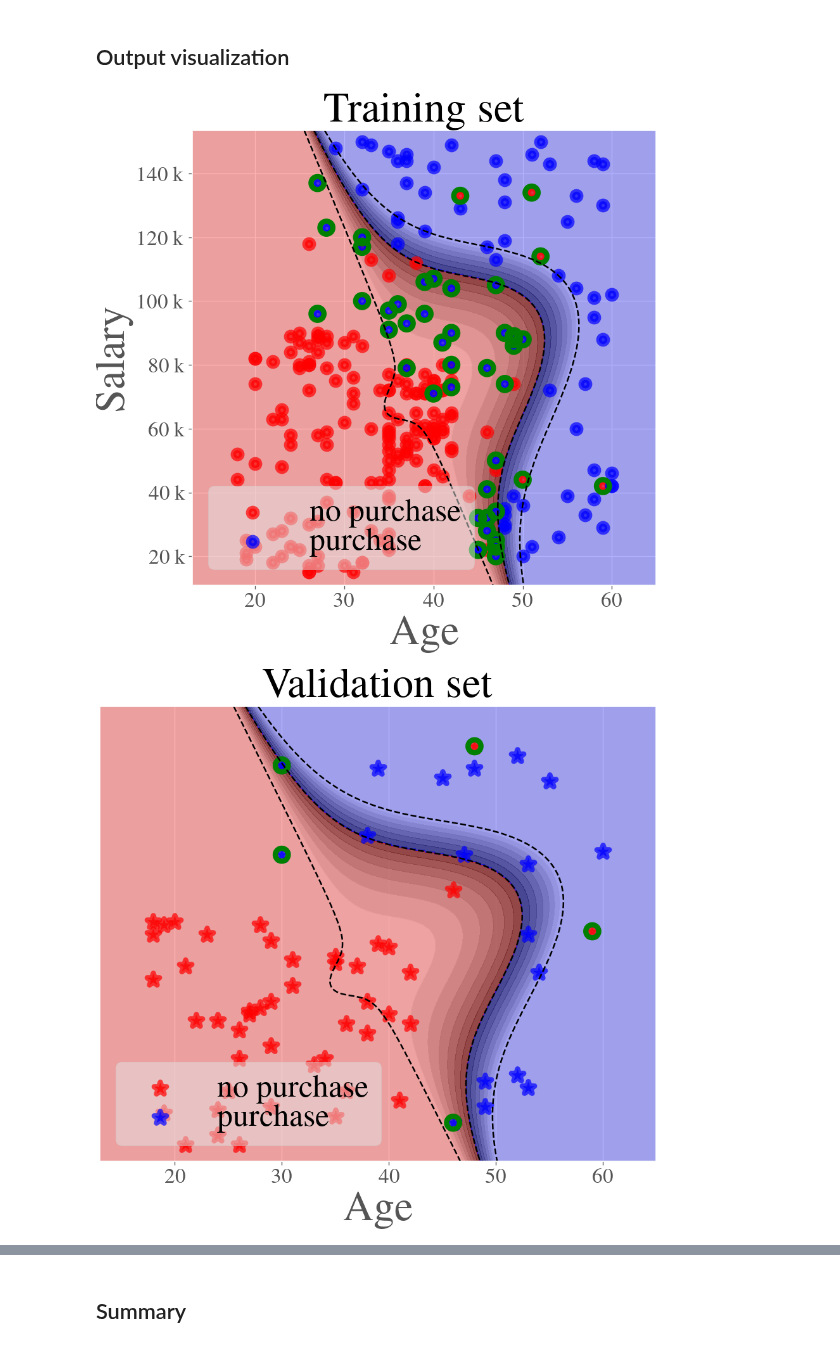
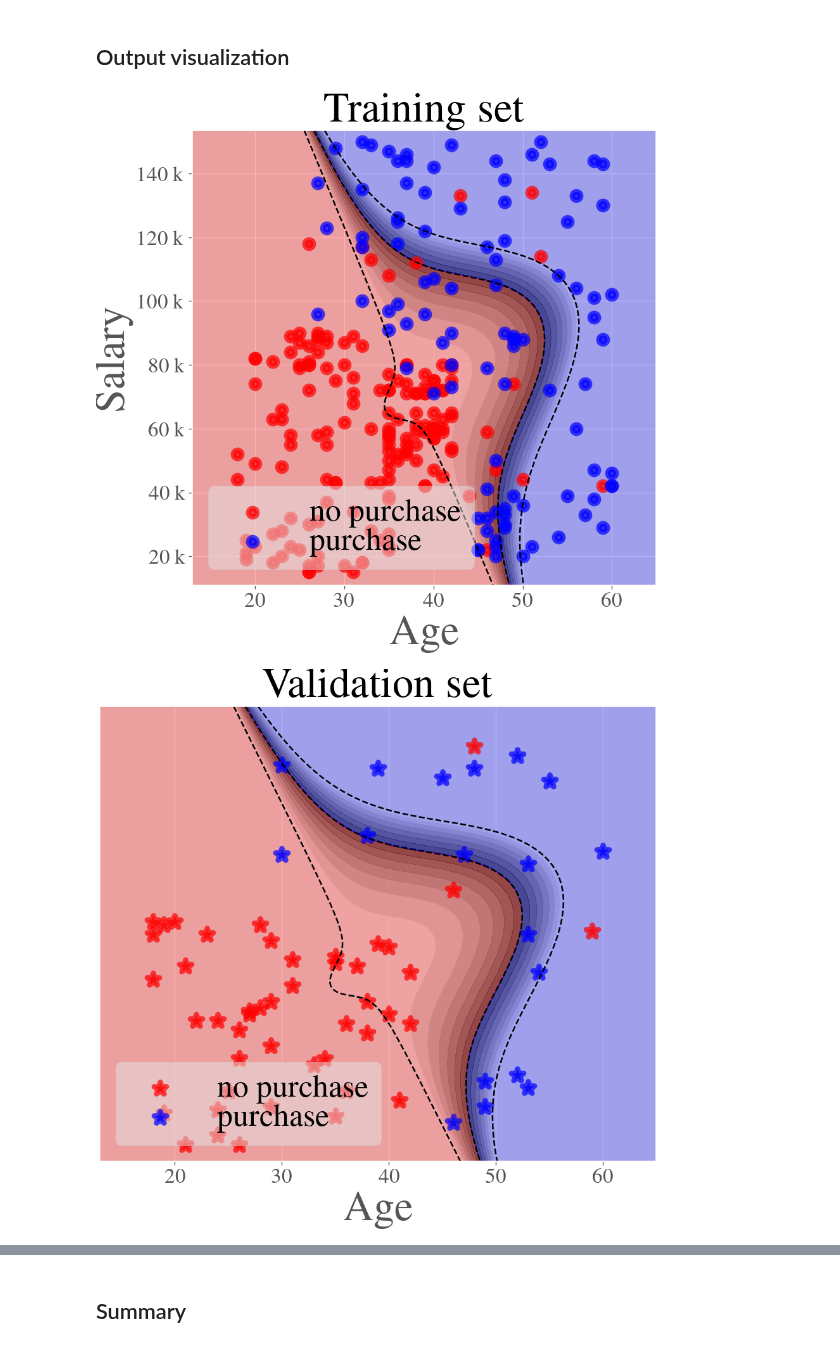
Before and after one commit to cesar-claros/synergistic, a Jupyter notebook: socialadsnet_AAAI.ipynb, the cells around one changed output, grey strips where cells are left out. Saved outputs shown, nothing was run; the diff lists cells and outputs as text; code cells hidden in the pictures.

```diff
--- a/socialadsnet_AAAI.ipynb
+++ b/socialadsnet_AAAI.ipynb
@@ -160,7 +160,7 @@ def baselineCriteria(y_val, y_val_pred_soft, y_val_pred_th, y_test, y_test_pred_
       Sp0        = [spearmanr(f_test[i,:],trust_test)[0] for i in range(f_test.shape[0])]
       score_table['jaccard']  = J0
       score_table['spearman'] = Sp0
-      return crit_table,score_table
+      return crit_table,score_table,crit_test
 # %% [markdown]
 ## Signailing function & baselines
 # %%
@@ -222,14 +222,10 @@ for sample, test in kf.split(Data_X, Data_y):
         X_val_GP   = scaleX_GP.transform(X_val_GP)
         X_test_GP  = scaleX_GP.transform(X_test_GP)
 
-    else:
-        X_train_GP = X_train
-        X_val_GP   = X_val
-        X_test_GP  = X_test
-        scaleX_GP  = preprocessing.StandardScaler().fit(X_train_GP)
-        X_train_GP = scaleX_GP.transform(X_train_GP)
-        X_val_GP   = scaleX_GP.transform(X_val_GP)
-        X_test_GP  = scaleX_GP.transform(X_test_GP)
+    scaleX_GP  = preprocessing.StandardScaler().fit(X_train)
+    X_train_GP = scaleX_GP.transform(X_train)
+    X_val_GP   = scaleX_GP.transform(X_val)
+    X_test_GP  = scaleX_GP.transform(X_test)
 
     # Signailing function. Call
     table, exp = signalingFunction(X_train_GP, y_train, y_train_pred_th, X_val_GP, y_val, y_val_pred_th, X_test_GP, y_test, y_test_pred_th)
@@ -243,7 +239,7 @@ for sample, test in kf.split(Data_X, Data_y):
     trust_test = trust_model.get_score(X_test_GP, y_test_pred_th)
 
     # Baseline for comparison
-    crit_table,score_table = baselineCriteria(y_val, y_val_pred_soft, y_val_pred_th, y_test, y_test_pred_soft, y_test_pred_th, table, exp, clf, trust_val, trust_test)
+    crit_table,score_table,crit_test = baselineCriteria(y_val, y_val_pred_soft, y_val_pred_th, y_test, y_test_pred_soft, y_test_pred_th, table, exp, clf, trust_val, trust_test)
     report_criteria.append(pd.concat([pd.DataFrame({'fold':[fold]*crit_table.shape[0]}),crit_table],axis=1))
     trust_criteria.append(pd.concat([pd.DataFrame({'fold':[fold]*score_table.shape[0]}),score_table],axis=1))
 
@@ -261,6 +257,7 @@ for sample, test in kf.split(Data_X, Data_y):
         exp_surface_plot     = exp
         table_surface_plot   = table
         trust_surface_plot   = trust_test
+        crit_surface_plot    = crit_test
     fold +=1
     del(model)
 # %% [markdown]
@@ -307,35 +304,35 @@ if hasattr(classifier, "decision_function"):
     ax1.contourf(X1, X2, np.where((np.abs(d)<1),np.abs(d),np.nan), alpha = 0.6, cmap='gist_gray')# label='margin region'
     ax1.contour(X1, X2, d, levels=[-1, 0, 1], colors='black', linestyles='dashed')
     ax1.contourf(X1, X2, Z, alpha = 0.3, cmap = matplotlib.colors.ListedColormap(('red', 'blue')))
     x = X_set[xi_set>1,0]
     y = X_set[xi_set>1,1]
 else:
     d = classifier.predict_proba(np.array([X1.ravel(), X2.ravel()]).T)[:, 1].reshape(X1.shape)-0.5
     ax1.contourf(X1, X2, np.where((np.abs(d)<0.25),np.abs(d),np.nan), alpha = 0.6, cmap='gist_gray') #label='margin region'
     ax1.contour(X1, X2, d, levels=[-0.25, 0.0, 0.25], colors='black', linestyles='dashed')
     ax1.contourf(X1, X2, Z, alpha = 0.3, cmap = matplotlib.colors.ListedColormap(('red', 'blue')))
     x = X_set[xi_set==0,0]
     y = X_set[xi_set==0,1]
 dots = ['red','blue']
 for i, j in enumerate(np.unique(y_set)):
     ax1.scatter(X_set[y_set == j, 0], X_set[y_set == j, 1],
                 color = dots[i], label = '{}'.format('no purchase' if i==0 else 'purchase'),alpha=0.7, s=65, linewidths=5)
 # Plot slack variables magnitudes
-ax1.scatter(x, y, s=150, facecolors='none', edgecolors='g', linewidths=5) # label='misclassified'
+#ax1.scatter(x, y, s=150, facecolors='none', edgecolors='g', linewidths=5) # label='misclassified'
 
 ax1.set_xlabel('Age', fontsize=40)
 ax1.set_ylabel('Salary', fontsize=40)
 ax1.set_title('Training set', fontsize=40)
 ax1.legend(loc='lower left', framealpha=0.5, prop={'size': 30}, labelspacing=0.0)
 formatter0 = matplotlib.ticker.EngFormatter()
 ax1.yaxis.set_major_formatter(formatter0)
 X1_min, X1_max = X1.min(), X1.max()
 X2_min, X2_max = X2.min(), X2.max()
 ax1.set_xlim(X1_min, X1_max)
 ax1.set_ylim(X2_min, X2_max)
 plt.tight_layout()
 # %% [output]
-[figure, old version]
+[figure, new version]
 # %%
 #%%
 # PLOT DECISION SURFACE
@@ -374,7 +371,7 @@ for i, j in enumerate(np.unique(y_set)):
     ax1.scatter(X_set[y_set == j, 0], X_set[y_set == j, 1],
                 color = dots[i], label = '{}'.format('no purchase' if i==0 else 'purchase'),alpha=0.7,s=150, marker='*', linewidths=5)
 # Plot slack variables magnitudes
-ax1.scatter(x, y, s=150, facecolors='none', edgecolors='g', linewidths=5) #label='misclassified'
+#ax1.scatter(x, y, s=150, facecolors='none', edgecolors='g', linewidths=5) #label='misclassified'
 
 ax1.set_xlabel('Age',fontsize=40)
 ax1.set_yticks([])
@@ -386,7 +383,7 @@ plt.tight_layout()
 #path_fig_fx_val = "drive/My Drive/NIPS2020/results/socialadsnet/fig_fx_val_{clf}_yhat{yhat}_pca{pca}.svg".format(clf=clf, pca=applyPCA, yhat=addPredictions)
 #plt.savefig(path_fig_fx_val, bbox_inches='tight', facecolor='w')
 # %% [output]
-[figure, old version]
+[figure, new version]
 # %%
 #%%
 # Plot decision surface
```
Also changed, not shown: parts of 5 cells of this notebook.
